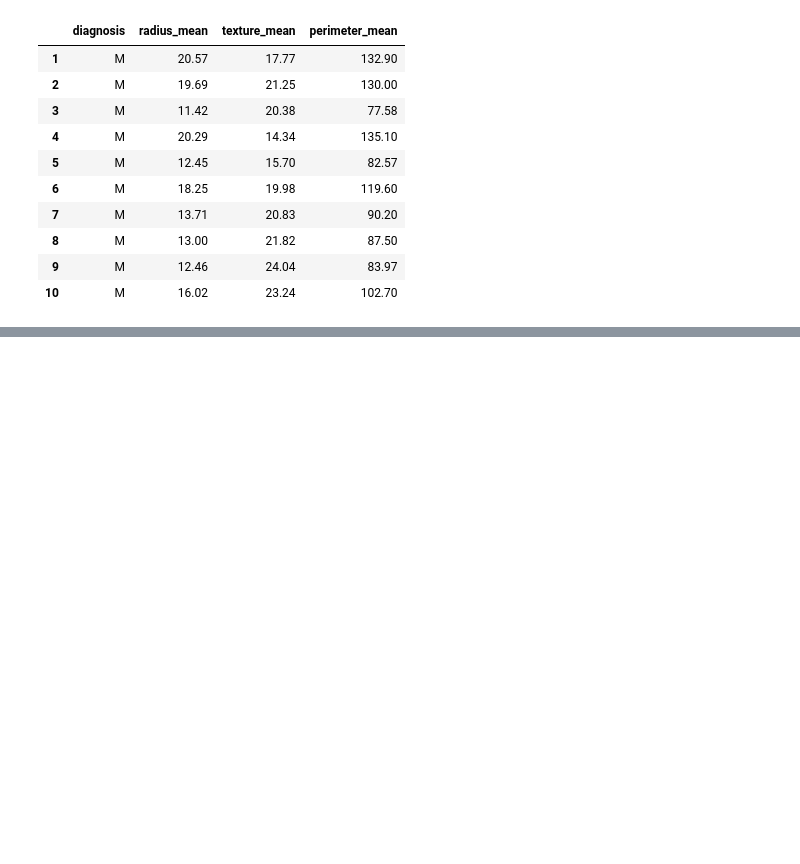
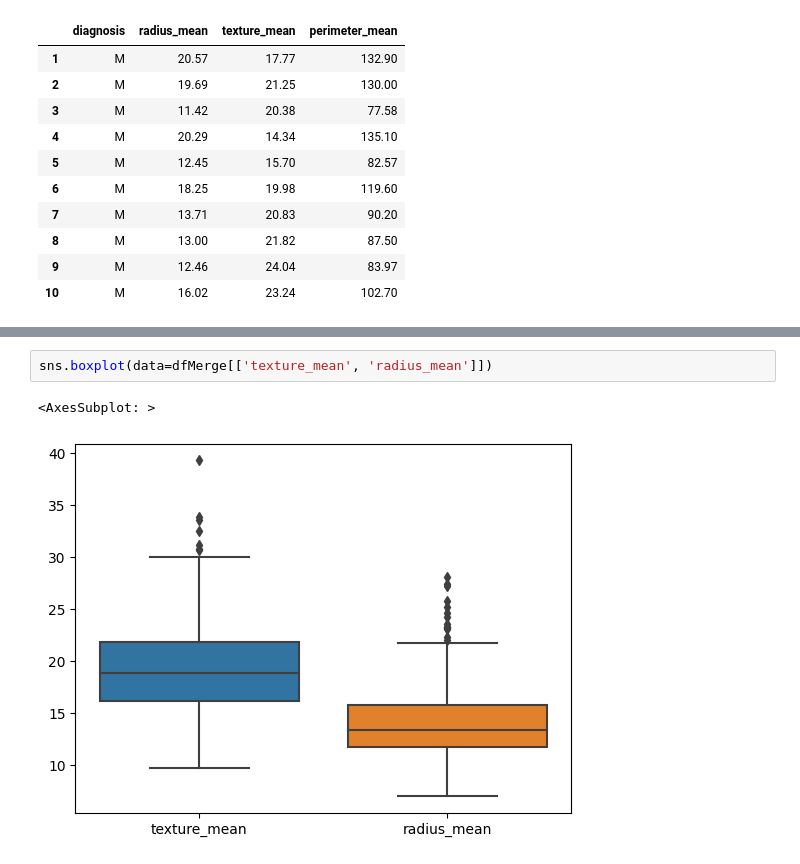
Before and after one commit to carlitos9087/Caderno_de_anota-es_python, a Jupyter notebook: seaborn_pandas/teste.ipynb, the cells around one changed output, grey strips where cells are left out. Drawn from its saved outputs; the diff is of its cells as text; blank space fills up the shorter version.

```diff
--- a/seaborn_pandas/teste.ipynb
+++ b/seaborn_pandas/teste.ipynb
@@ -23,0 +409,5 @@ df.iloc[1:11,1:5]
+# %%
+sns.boxplot(data=dfMerge[['texture_mean', 'radius_mean']])
+# %% [output]
+<AxesSubplot: >
+[figure, added]
```
Also changed, not shown: parts of 63 cells of this notebook, 3 other files.
